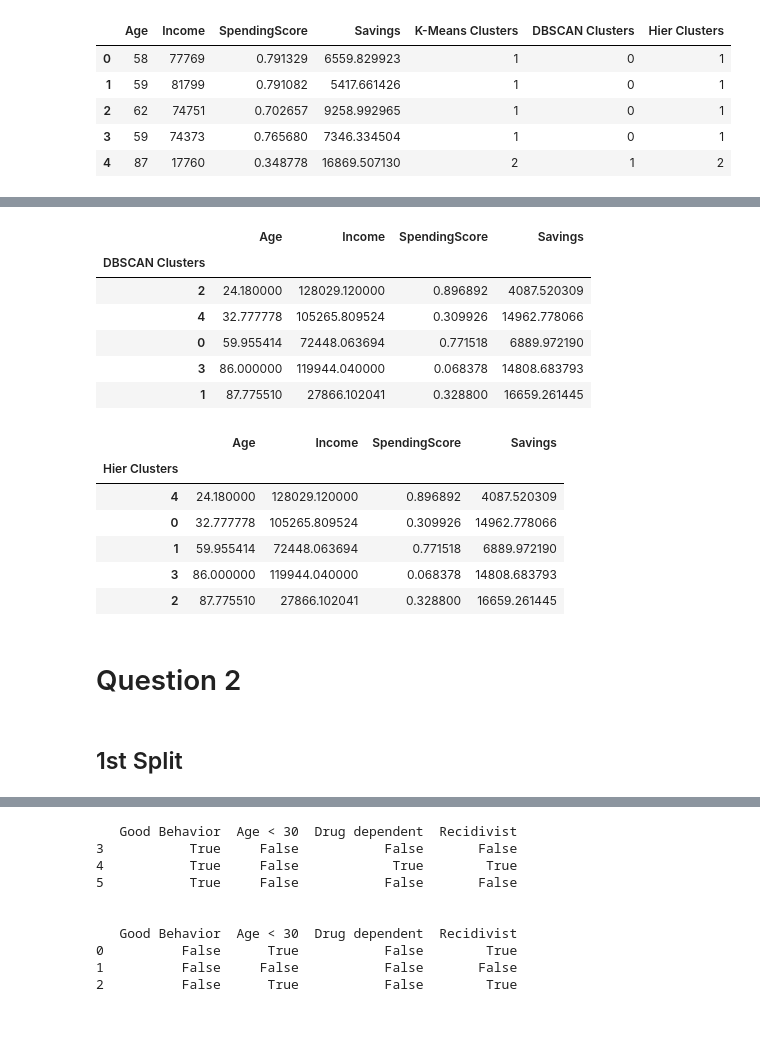
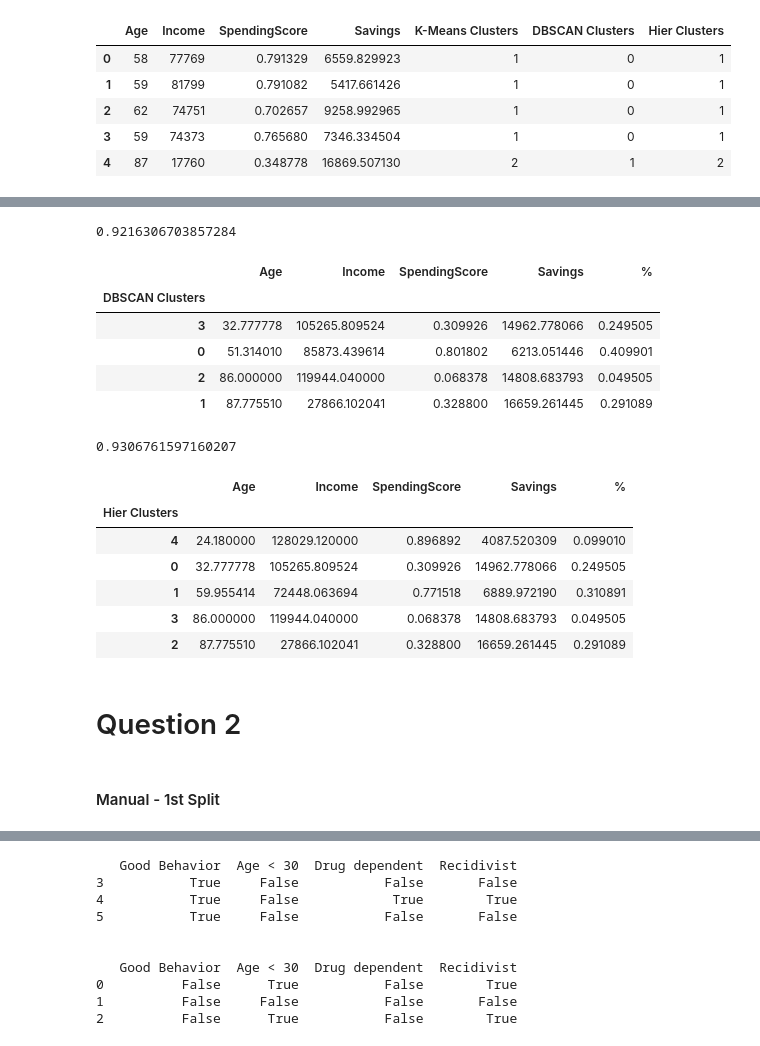
Before and after one commit to jimmylihe/supervised-and-unsupervised-learning-assignment, a Jupyter notebook: 869_Assignment1.ipynb, the cells around one changed output, grey strips where cells are left out. Drawn from its saved outputs; the diff is of its cells as text; code cells hidden in the pictures.

```diff
--- a/869_Assignment1.ipynb
+++ b/869_Assignment1.ipynb
@@ -124,6 +160,6 @@ for min_sample in range(3,7):
 # %%
-# based on the graphs above, running DBSCAN with eps = 0.5 and min_samples = 6 and storing cluster ID as a new column of df
-db = DBSCAN(eps=0.5, min_samples=6)
+# based on the graphs above, running DBSCAN with eps = 0.2 and min_samples = 6 and metric = cosine and storing cluster ID as a new column of df
+db = DBSCAN(eps=0.2, min_samples=6,metric='cosine')
 db.fit(X)
 df['DBSCAN Clusters'] = db.labels_
 df.head()
@@ -211,26 +254,39 @@ df.groupby('K-Means Clusters').mean()[['Age','Income','SpendingScore','Savings']
 # %%
-# finding out the feature means of each DBSCAN cluster
-df.groupby('DBSCAN Clusters').mean()[['Age','Income','SpendingScore','Savings']].sort_values(by='Age')
+# finding out the feature means of each DBSCAN cluster and display its % and print out its silhouette_score
+alg = 'DBSCAN Clusters'
+a = df.groupby(alg).count()[['Age']]/df.shape[0]
+a.columns = ['%']
+b = df.groupby(alg).mean()[['Age','Income','SpendingScore','Savings']]
+c = b.join(a)
+print(silhouette_score(X, db.labels_,metric='cosine'))
+c.sort_values(by='Age')
 # %% [output]
+0.9216306703857284
-|  | Age | Income | SpendingScore | Savings |
-| DBSCAN Clusters |  |  |  |  |
-| 2 | 24.180000 | 128029.120000 | 0.896892 | 4087.520309 |
-| 4 | 32.777778 | 105265.809524 | 0.309926 | 14962.778066 |
-| 0 | 59.955414 | 72448.063694 | 0.771518 | 6889.972190 |
-| 3 | 86.000000 | 119944.040000 | 0.068378 | 14808.683793 |
-| 1 | 87.775510 | 27866.102041 | 0.328800 | 16659.261445 |
+|  | Age | Income | SpendingScore | Savings | % |
+| DBSCAN Clusters |  |  |  |  |  |
+| 3 | 32.777778 | 105265.809524 | 0.309926 | 14962.778066 | 0.249505 |
+| 0 | 51.314010 | 85873.439614 | 0.801802 | 6213.051446 | 0.409901 |
+| 2 | 86.000000 | 119944.040000 | 0.068378 | 14808.683793 | 0.049505 |
+| 1 | 87.775510 | 27866.102041 | 0.328800 | 16659.261445 | 0.291089 |
 # %%
-# finding out the feature means of each DBSCAN cluster
-df.groupby('Hier Clusters').mean()[['Age','Income','SpendingScore','Savings']].sort_values(by='Age')
+# finding out the feature means of each Hierarchical cluster and display its % and print out its silhouette_score
+alg = 'Hier Clusters'
+a = df.groupby(alg).count()[['Age']]/df.shape[0]
+a.columns = ['%']
+b = df.groupby(alg).mean()[['Age','Income','SpendingScore','Savings']]
+c = b.join(a)
+print(silhouette_score(X, agg.labels_,metric='cosine'))
+c.sort_values(by='Age')
 # %% [output]
+0.9306761597160207
-|  | Age | Income | SpendingScore | Savings |
-| Hier Clusters |  |  |  |  |
-| 4 | 24.180000 | 128029.120000 | 0.896892 | 4087.520309 |
-| 0 | 32.777778 | 105265.809524 | 0.309926 | 14962.778066 |
-| 1 | 59.955414 | 72448.063694 | 0.771518 | 6889.972190 |
-| 3 | 86.000000 | 119944.040000 | 0.068378 | 14808.683793 |
-| 2 | 87.775510 | 27866.102041 | 0.328800 | 16659.261445 |
+|  | Age | Income | SpendingScore | Savings | % |
+| Hier Clusters |  |  |  |  |  |
+| 4 | 24.180000 | 128029.120000 | 0.896892 | 4087.520309 | 0.099010 |
+| 0 | 32.777778 | 105265.809524 | 0.309926 | 14962.778066 | 0.249505 |
+| 1 | 59.955414 | 72448.063694 | 0.771518 | 6889.972190 | 0.310891 |
+| 3 | 86.000000 | 119944.040000 | 0.068378 | 14808.683793 | 0.049505 |
+| 2 | 87.775510 | 27866.102041 | 0.328800 | 16659.261445 | 0.291089 |
 # %% [markdown]
 # Question 2
 # %% [markdown]
-## 1st Split
+#### Manual - 1st Split
```
Also changed, not shown: parts of 28 cells of this notebook.
